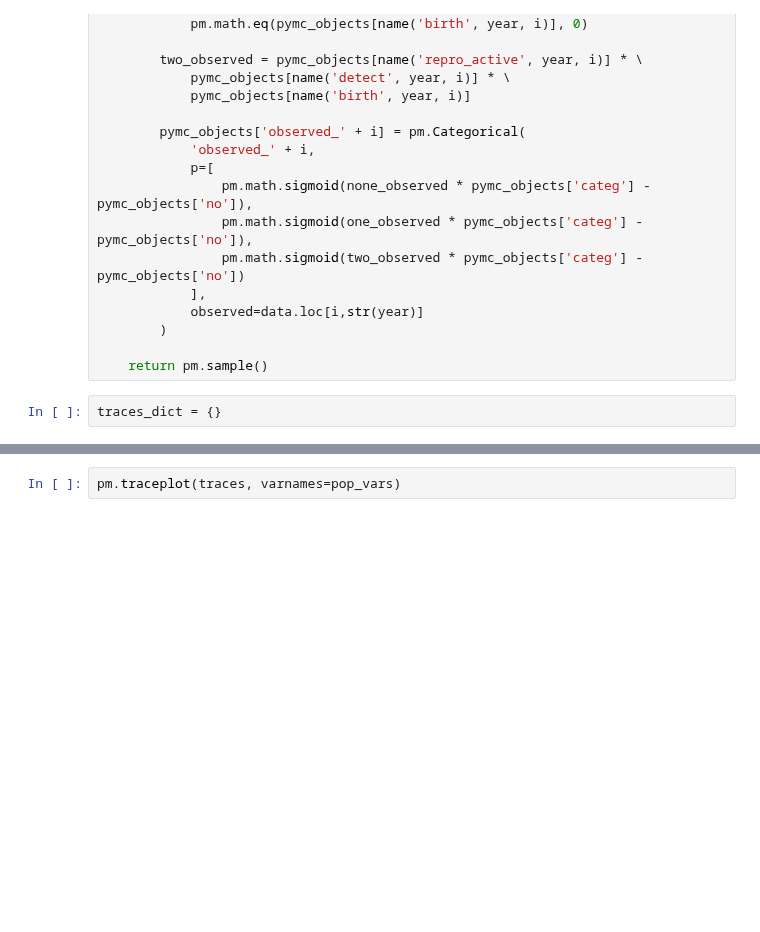
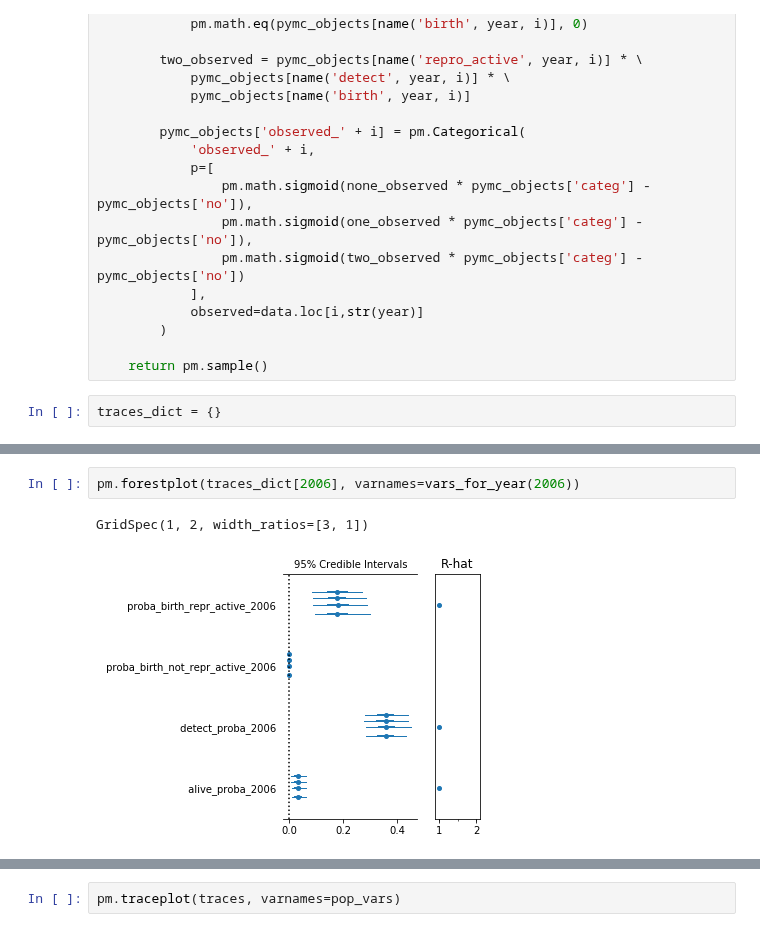
Before and after one commit to Edderic/mics-whales, a Jupyter notebook: mics-whales-new.ipynb, the cells around one changed output, grey strips where cells are left out. Cells and saved outputs as stored; diff of their text form; blank space fills up the shorter version.

```diff
--- a/mics-whales-new.ipynb
+++ b/mics-whales-new.ipynb
@@ -730,0 +920,5 @@ pm.forestplot(traces, varnames=pop_vars)
+# %%
+pm.forestplot(traces_dict[2006], varnames=vars_for_year(2006))
+# %% [output]
+GridSpec(1, 2, width_ratios=[3, 1])
+[figure, added]
```
Also changed, not shown: parts of 37 cells of this notebook.
